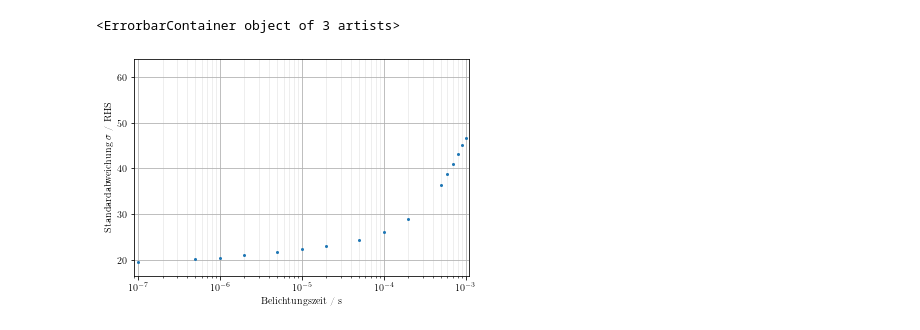
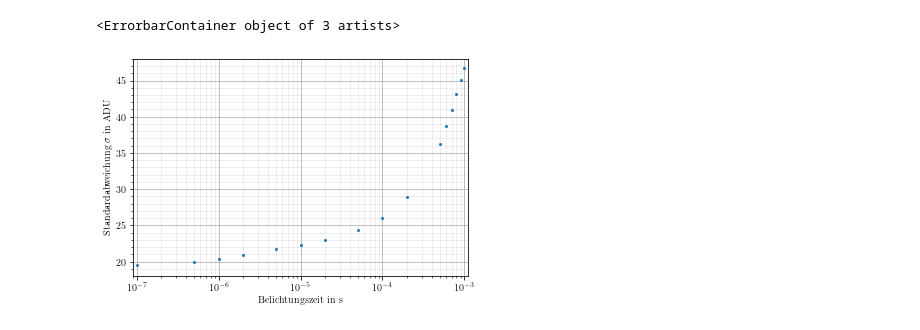
Before and after one commit to lrlunin/bachelorarbeit_python_notebooks_and_data, a Jupyter notebook: moench/moench noise/plot from noise csvs.ipynb, the cells around one changed output. Drawn from its saved outputs; the diff is of its cells as text; code cells hidden in the pictures.

Commit message:
add hysteresis plot and notebook, changed x and y labels for noise and response plot, add fe l3 and gd m5 vertical lines

```diff
--- a/moench/moench noise/plot from noise csvs.ipynb
+++ b/moench/moench noise/plot from noise csvs.ipynb
@@ -47,25 +47,26 @@ capture_nr, exposure_sec, sigma, mean =  np.loadtxt("dark_auswertung_02032022/20
 # %%
 %matplotlib inline
 #grob
 fig, axs = plt.figure(), plt.gca()
 #fig.suptitle('MOENCH detector characteristics')
 plt.subplots_adjust(hspace =0.6)
 axes = axs
 axes.set_xlim((0.9e-7,1.1e-3))
+axes.set_ylim((18, 48))
 #axes.set_title('Soft X-Ray Range')
-axes.set_xlabel(r'Belichtungszeit / s')
+axes.set_xlabel(r'Belichtungszeit in s')
 axes.set_xscale('log')
-axes.set_ylabel(r"Standardabweichung $\sigma$ / RHS")
+axes.set_ylabel(r"Standardabweichung $\sigma$ in ADU")
 axes.grid(which='major')
 axes.grid(which='minor', color='#999999', linestyle='-', alpha=0.2)
 #axes.xaxis.set_major_formatter(OOMFormatter(order = 0, fformat = "%1.0f"))
 #axes.yaxis.set_major_formatter(OOMFormatter(order = 0, fformat = "%1.0f"))
 # axes.xaxis.set_major_locator(MultipleLocator(200))
 # axes.xaxis.set_minor_locator(AutoMinorLocator(5))
-# axes.yaxis.set_minor_locator(AutoMinorLocator(5))
+axes.yaxis.set_minor_locator(AutoMinorLocator(5))
 # axes.yaxis.set_major_locator(MultipleLocator(50))
 axes.errorbar(exposure_sec, sigma, fmt="o", ms=2)
 # %% [output]
 <ErrorbarContainer object of 3 artists>
-[figure, old version]
+[figure, new version]
 # %%
```
Also changed, not shown: parts of 3 cells of this notebook, 9 other files.
